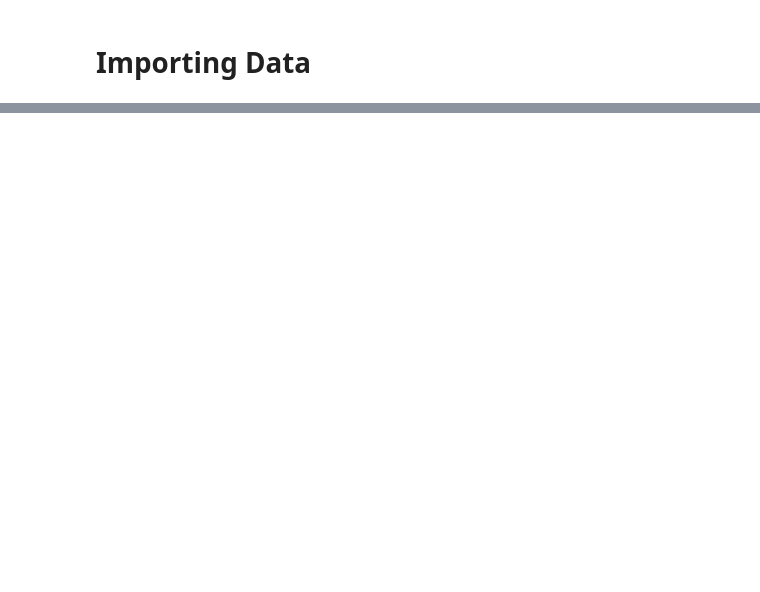
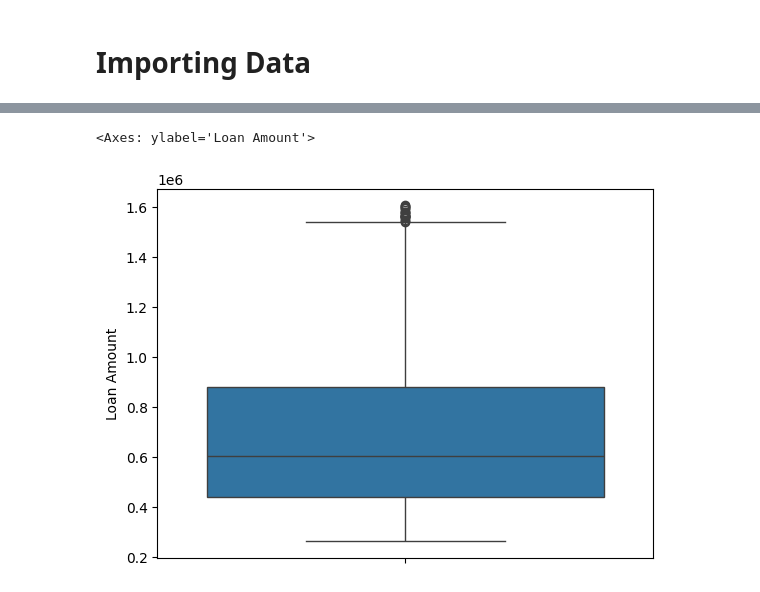
Before and after one commit to nineninesixteensixtn/QuantiumCaseComp2024, a Jupyter notebook: workingfile.ipynb, the cells around one changed output, grey strips where cells are left out. Drawn from its saved outputs; the diff is of its cells as text; code cells hidden in the pictures; blank space fills up the shorter version.

```diff
--- a/workingfile.ipynb
+++ b/workingfile.ipynb
@@ -28,0 +7,9 @@ customers.columns[0]
+# %%
+data = r'D:\other studies\Quantium Case Comp 2024\QuantiumCaseComp2024\Risky Lending Data Set - revised.xlsx'
+
+customers = pd.read_excel(data, sheet_name="Customers",header=5, usecols=range(1,8))
+applications = pd.read_excel(data, sheet_name="Applications",header=5, usecols=range(1,10))
+campaigns = pd.read_excel(data, sheet_name="Campaigns",header=5, usecols=range(1,8))
+clawbacks= pd.read_excel(data, sheet_name="Clawbacks",header=5, usecols=range(1,5))
+
+# DATES ARE YEAR-MONTH-DAY
@@ -28,0 +27,6 @@ customers.columns[0]
+# %%
+#checking for outliers and possible errors
+sns.boxplot(data = applications['Loan Amount'])
+# %% [output]
+<Axes: ylabel='Loan Amount'>
+[figure, added]
```
Also changed, not shown: parts of 21 cells of this notebook.
